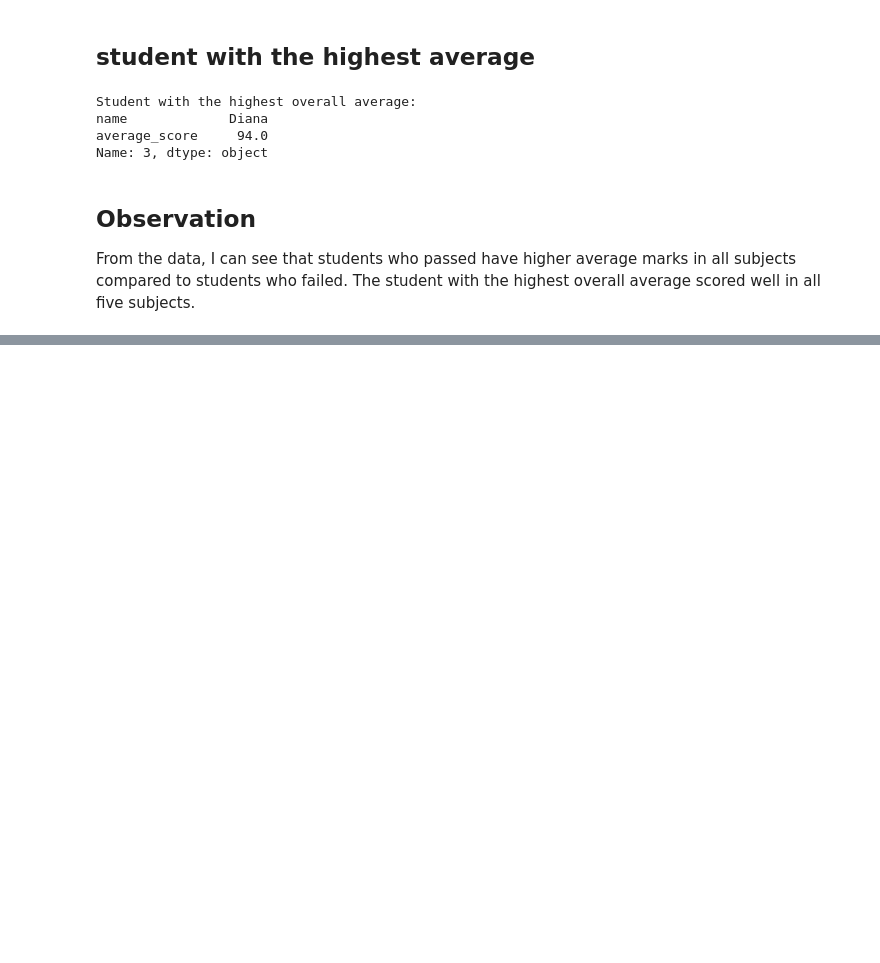
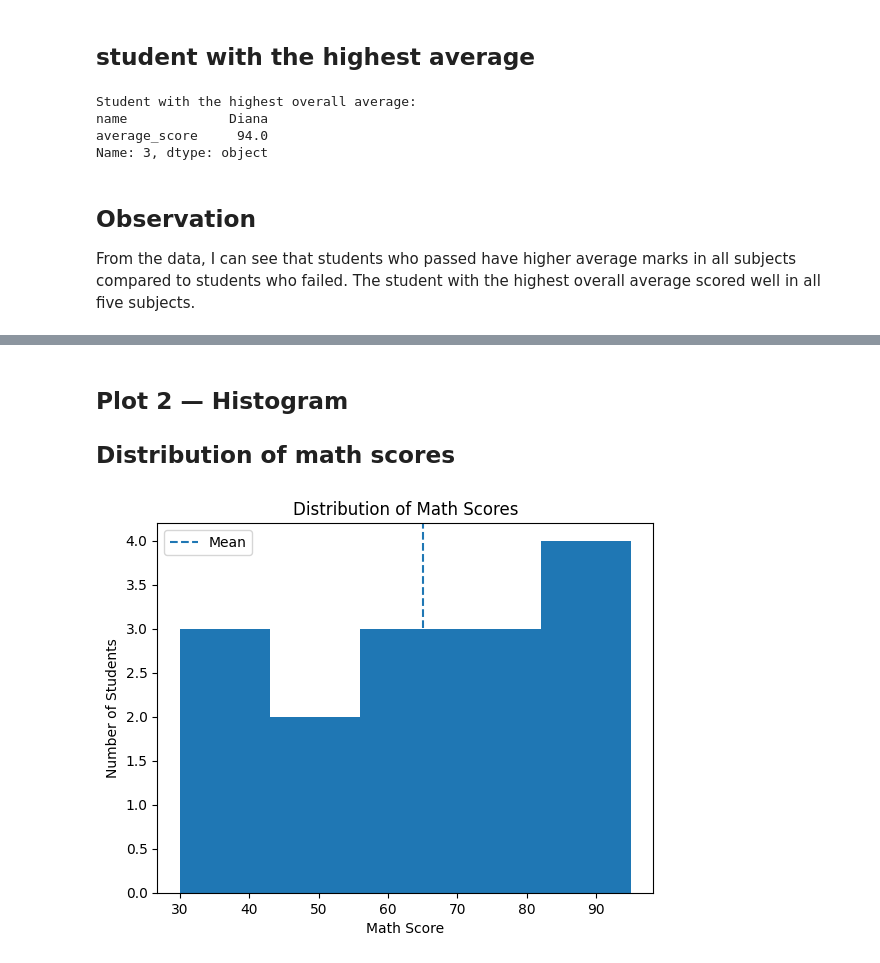
Before and after one commit to dppanchal889/assignment-03-BITSoM-2511143-python-assignment-part4, a Jupyter notebook: part4_visualization_ml.ipynb, the cells around one changed output, grey strips where cells are left out. Drawn from its saved outputs; the diff is of its cells as text; code cells hidden in the pictures; blank space fills up the shorter version.

```diff
--- a/part4_visualization_ml.ipynb
+++ b/part4_visualization_ml.ipynb
@@ -146,0 +209,16 @@ From the data, I can see that students who passed have higher average marks in a
+# %% [markdown]
+## Plot 2 — Histogram
+## Distribution of math scores
+# %%
+math_mean = df['math'].mean()
+
+plt.hist(df['math'], bins=5)
+plt.axvline(math_mean, linestyle='--', label='Mean')
+plt.title("Distribution of Math Scores")
+plt.xlabel("Math Score")
+plt.ylabel("Number of Students")
+plt.legend()
+plt.savefig("plot2_histogram.png")
+plt.show()
+# %% [output]
+[figure, added]
```
Also changed, not shown: parts of 16 cells of this notebook, 5 other files.
